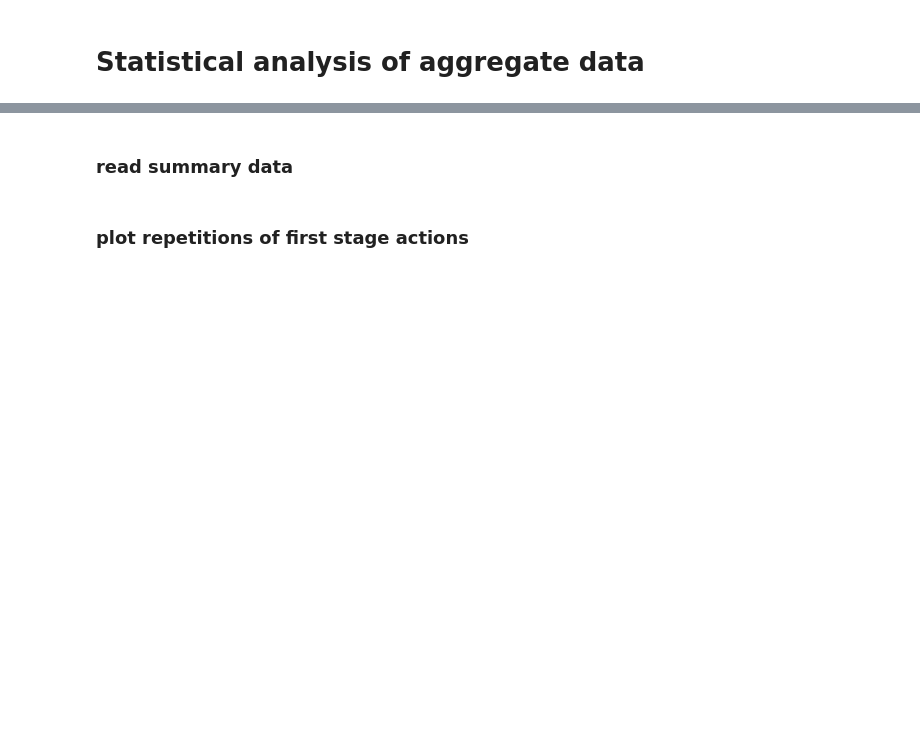
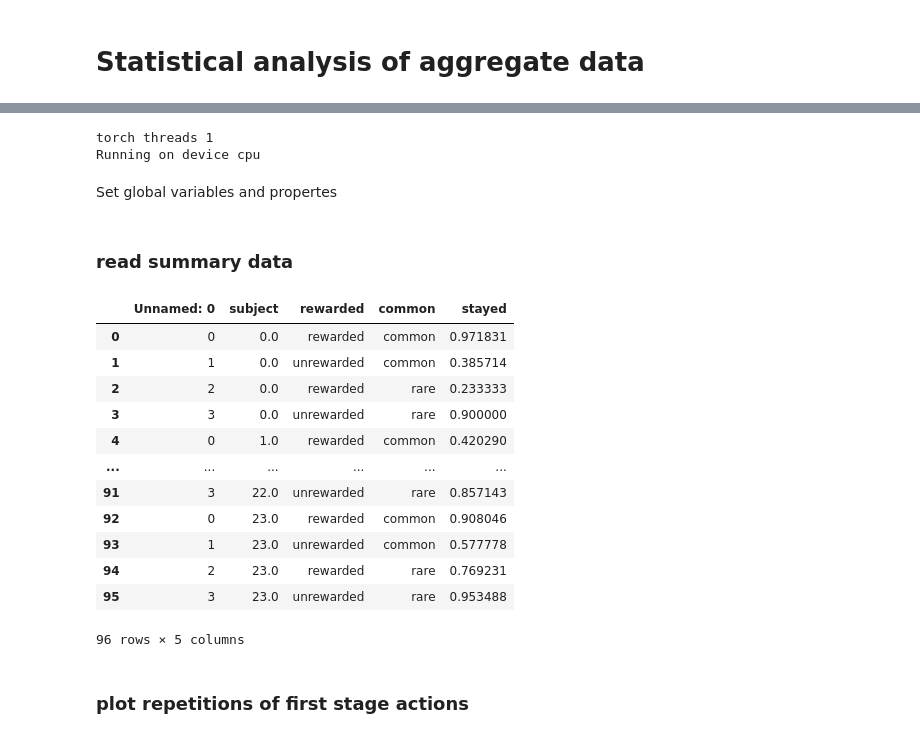
Before and after one commit to SSchwoebel/TwoStageStrategies, a Jupyter notebook: FeherDaSilva_data/magic_carpet/2_statistical_analysis.ipynb, the cells around one changed output, grey strips where cells are left out. Cells and saved outputs as stored; diff of their text form; code cells hidden in the pictures; blank space fills up the shorter version.

```diff
--- a/FeherDaSilva_data/magic_carpet/2_statistical_analysis.ipynb
+++ b/FeherDaSilva_data/magic_carpet/2_statistical_analysis.ipynb
@@ -33,3 +14,48 @@ scores_file = os.path.join(statistics_folder, scores_file_name)
+# %%
+import sys
+import os
+current_dir = os.path.abspath('')
+os.chdir(current_dir)
+sys.path.append(os.path.join(current_dir,'..','..','code','BalancingControl'))
+
+import two_stage_utils as tu
+import inference as inf
+# %% [output]
+torch threads 1
+Running on device cpu
+# %% [markdown]
+Set global variables and propertes
+# %%
+raw_data_fname_str = ""
+raw_data_folder = "raw_data"
+choice_data_folder = os.path.join(raw_data_folder, "choices")
+questionnaire_data_folder = os.path.join(raw_data_folder, "questionnaires")
+
+results_folder = os.path.join("results")
+processed_data_folder = os.path.join("processed_data")
+
+sorted_data_fname = "sorted_data.csv"
+sorted_data_file = os.path.join(processed_data_folder, sorted_data_fname)
+
+plot_df_fname = "plot_df_data.csv"
+plot_data_file = os.path.join(processed_data_folder, plot_df_fname)
+
+second_level_fname = "second_level_data.csv"
+second_level_file = os.path.join(processed_data_folder, second_level_fname)
+
+mask_file_name = "mask.txt"
+mask_file = os.path.join(processed_data_folder, mask_file_name)
+
+Rho_fname = "Rho.pkl"
+Rho_file = os.path.join(processed_data_folder, Rho_fname)
+
+agent_data_fname = "data_formatted_for_agent.pkl"
+agent_data_file = os.path.join(processed_data_folder, agent_data_fname)
+
+statistics_folder = os.path.join(results_folder, "statistics")
+
+scores_fname = "mf_mb_scores.csv"
+scores_file = os.path.join(statistics_folder, scores_fname)
 # %% [markdown]
 ### read summary data
 # %%
@@ -44,0 +63,16 @@ summary_stayed_arr = [rewarded_common, rewarded_rare, unrewarded_common, unrewar
+# %%
+second_level_df
+# %% [output]
+|  | Unnamed: 0 | subject | rewarded | common | stayed |
+| 0 | 0 | 0.0 | rewarded | common | 0.971831 |
+| 1 | 1 | 0.0 | unrewarded | common | 0.385714 |
+| 2 | 2 | 0.0 | rewarded | rare | 0.233333 |
+| 3 | 3 | 0.0 | unrewarded | rare | 0.900000 |
+| 4 | 0 | 1.0 | rewarded | common | 0.420290 |
+| ... | ... | ... | ... | ... | ... |
+| 91 | 3 | 22.0 | unrewarded | rare | 0.857143 |
+| 92 | 0 | 23.0 | rewarded | common | 0.908046 |
+| 93 | 1 | 23.0 | unrewarded | common | 0.577778 |
+| 94 | 2 | 23.0 | rewarded | rare | 0.769231 |
+| 95 | 3 | 23.0 | unrewarded | rare | 0.953488 |
+96 rows × 5 columns
```
Also changed, not shown: parts of 9 cells of this notebook, 14 other files.
